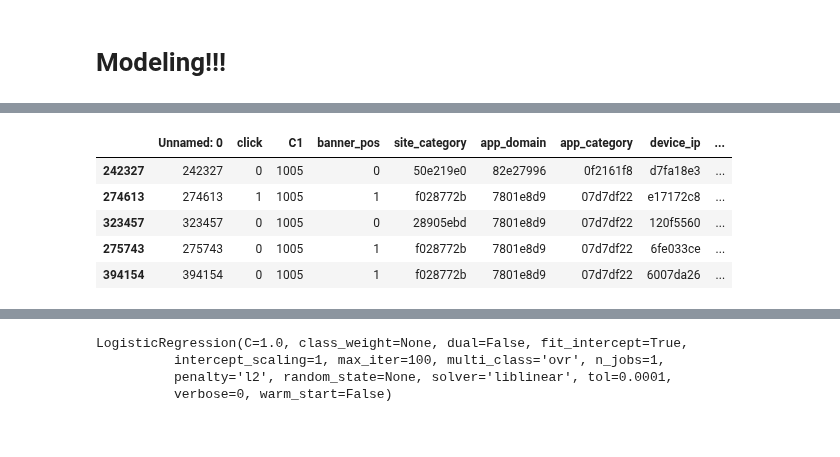
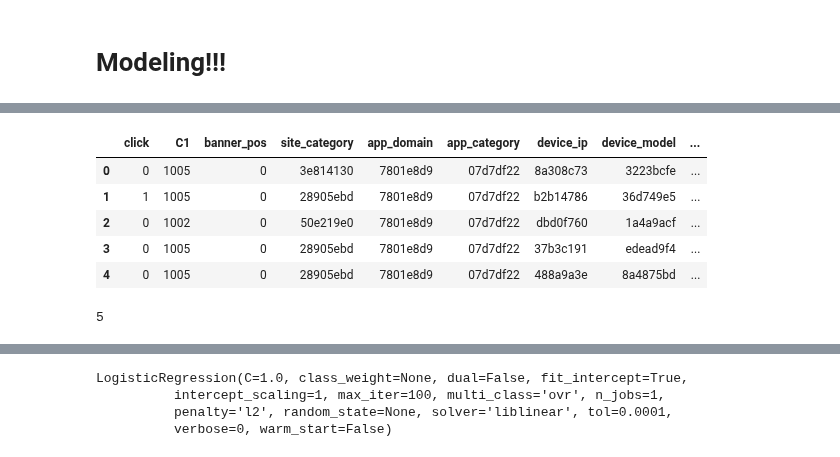
Before and after one commit to kanalyzers/ad_optimization, a Jupyter notebook: notebooks/julia_book.ipynb, the cells around one changed output, grey strips where cells are left out. Cells and saved outputs as stored; diff of their text form; code cells hidden in the pictures.

```diff
--- a/notebooks/julia_book.ipynb
+++ b/notebooks/julia_book.ipynb
@@ -102,4 +144,4 @@ sub_df.head()
 sub_df = pd.read_csv('rand_sample_eng.csv')
 # %%
 # sub_df = sub_df.drop('hour', axis = 1)
-# sub_df = sub_df.drop('Unnamed: 0', axis = 1)
+sub_df = sub_df.drop('Unnamed: 0', axis = 1)
@@ -410,4 +457,7 @@ sub_df.head()
 # %%
-data = sub_df.drop(['id','hour','C14','C17','C19','site_id','site_domain','app_id','device_id'], axis =1)
-data.head()
+# drop the columns with unqiue values or large volume of category types
+# temp_sub_df = sub_df.drop(['id','hour','C14','C17','C19','site_id','site_domain','app_id','device_id'], axis =1)
+
+temp_sub_df = sub_df
+temp_sub_df.head()
 # %% [output]
@@ -451,20 +492,21 @@ dtype: object
 # func = lambda val : val.hour
 # train['hour'] = train['new_time'].apply(func)
 
+# convert new_time column of type datetime to float and create new column called 'hour'
 func = lambda val : (pd.datetime.strptime(val, '%H:%M:%S')).hour
 
-train['hour'] = train['new_time'].apply(func)
+temp_sub_df['hour'] = temp_sub_df['new_time'].apply(func)
 # %%
-train.head()
+temp_sub_df.head()
 # train = train.drop(['hours'],axis=1)
 # train.dtypes
 # %% [output]
-|  | Unnamed: 0 | click | C1 | banner_pos | site_category | app_domain | app_category | device_ip | ... |
-| 242327 | 242327 | 0 | 1005 | 0 | 50e219e0 | 82e27996 | 0f2161f8 | d7fa18e3 | ... |
-| 274613 | 274613 | 1 | 1005 | 1 | f028772b | 7801e8d9 | 07d7df22 | e17172c8 | ... |
-| 323457 | 323457 | 0 | 1005 | 0 | 28905ebd | 7801e8d9 | 07d7df22 | 120f5560 | ... |
-| 275743 | 275743 | 0 | 1005 | 1 | f028772b | 7801e8d9 | 07d7df22 | 6fe033ce | ... |
-| 394154 | 394154 | 0 | 1005 | 1 | f028772b | 7801e8d9 | 07d7df22 | 6007da26 | ... |
+|  | click | C1 | banner_pos | site_category | app_domain | app_category | device_ip | device_model | ... |
+| 0 | 0 | 1005 | 0 | 3e814130 | 7801e8d9 | 07d7df22 | 8a308c73 | 3223bcfe | ... |
+| 1 | 1 | 1005 | 0 | 28905ebd | 7801e8d9 | 07d7df22 | b2b14786 | 36d749e5 | ... |
+| 2 | 0 | 1002 | 0 | 50e219e0 | 7801e8d9 | 07d7df22 | dbd0f760 | 1a4a9acf | ... |
+| 3 | 0 | 1005 | 0 | 28905ebd | 7801e8d9 | 07d7df22 | 37b3c191 | edead9f4 | ... |
+| 4 | 0 | 1005 | 0 | 28905ebd | 7801e8d9 | 07d7df22 | 488a9a3e | 8a4875bd | ... |
 # %%
 # binary_classifier = linear_model.SGDClassifier(
 #   random_state=2, # Specifying random state allow us to get repeatable outcomes
@@ -475,7 +517,7 @@ train.head()
 # %%
 #Explore how many categories we have for each feature
 
-len(train['device_type'].unique())
+len(temp_sub_df['device_type'].unique())
 
 #141 app_domains
 #21 site_categories
@@ -483,6 +525,8 @@ len(train['device_type'].unique())
 #217066 device_ips
 #4170 device_models
 #5 device_types
+# %% [output]
+5
 # %%
 #Select a few key features to do initial logistic regression on
 
```
Also changed, not shown: parts of 32 cells of this notebook.
